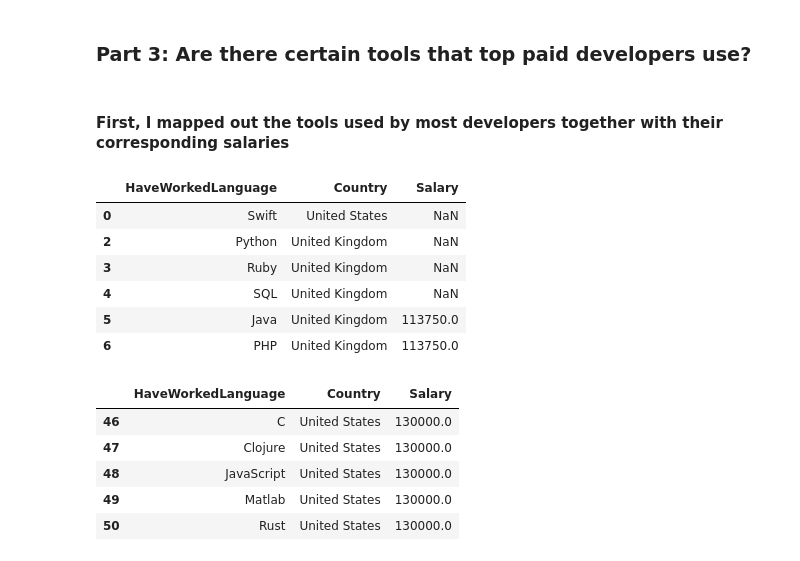
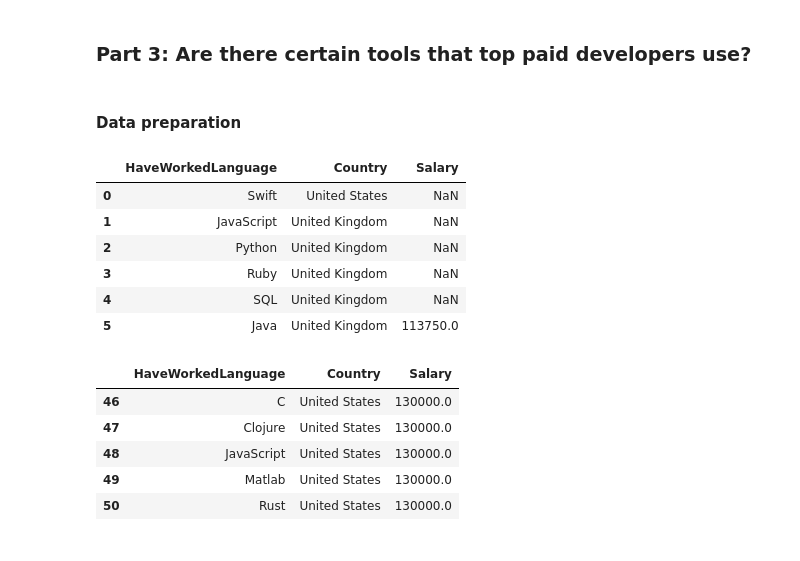
Before and after one commit to cjayidoko/TopDevelopers2017, a Jupyter notebook: IdokoCM_DataSc_Project1.ipynb, the cells around one changed output. Saved outputs shown, nothing was run; the diff lists cells and outputs as text; code cells hidden in the pictures.

```diff
--- a/IdokoCM_DataSc_Project1.ipynb
+++ b/IdokoCM_DataSc_Project1.ipynb
@@ -222,13 +235,17 @@ my_df.head(20)
 # %%
-## I decided to write a function that can be
-## used to get an equivalent drop down of responses in a target_column that match the results of
-## splitting multiple responses in a given pseudo_column as done above.
-## dat_df is the original dataframe containing pseudo and target columns
-## pseudo_col is the column with multiple responses in each row, that need to be split
-## target_col is the column that need to be mapped/dropped-down to fit the result of such split
-## split_by is the seperator symbol between the multiple responses in each row of pseudo_col
-## returns a dataframe of the pseudo_col and target_col values that match in length
 def drop_down(dat_df, pseudo_col, target_col, split_by):
+    """
+    Description: function that can be used to get an equivalent drop down of responses in a target_column that match the results of
+    splitting multiple responses in a given pseudo_column
+
+    Arguments:
+        dat_df: the original dataframe containing pseudo and target columns
+        pseudo_col = the column with multiple responses in each row, that need to be split
+        target_col = the column that need to be mapped/dropped-down to fit the result of such split
+        split_by = the seperator symbol between the multiple responses in each row of pseudo_col
+    Returns:
+        a dataframe of the pseudo_col and target_col values that match in length
+    """
     TagLst = []
     PseudoLst = []
     Col1 = list(dat_df[pseudo_col].values)
@@ -452,5 +553,3 @@ plt.show()
 ##### It does look like the more experienced a developer is, the higher the pay. Thus my guess about upper bound outliers could be just true
 # %% [markdown]
 ### Part 3: Are there certain tools that top paid developers use?
-# %% [markdown]
-#### First, I mapped out the tools used by most developers together with their corresponding salaries
@@ -457,15 +559,18 @@ plt.show()
+# %% [markdown]
+#### Data preparation
 # %%
 #gu = drop_down(df,'HaveWorkedLanguage','Country',';')
+#Select only the coumns: Country, HaveWorkedLanguage, and Salary
 new_df = pd.concat([drop_down(df,'HaveWorkedLanguage','Country',';'),drop_down(df,'HaveWorkedLanguage','Salary',';')], axis = 1)
-new_df = new_df.drop(index = [1])
-new_df = new_df.loc[:,~new_df.columns.duplicated()]
+#new_df = new_df.drop(index = [1])
+new_df = new_df.loc[:,~new_df.columns.duplicated()]#Remove duplicate columns
 new_df.head(6)
 # %% [output]
 |  | HaveWorkedLanguage | Country | Salary |
 | 0 | Swift | United States | NaN |
+| 1 | JavaScript | United Kingdom | NaN |
 | 2 | Python | United Kingdom | NaN |
 | 3 | Ruby | United Kingdom | NaN |
 | 4 | SQL | United Kingdom | NaN |
 | 5 | Java | United Kingdom | 113750.0 |
-| 6 | PHP | United Kingdom | 113750.0 |
 # %%
```
Also changed, not shown: parts of 64 cells of this notebook.
